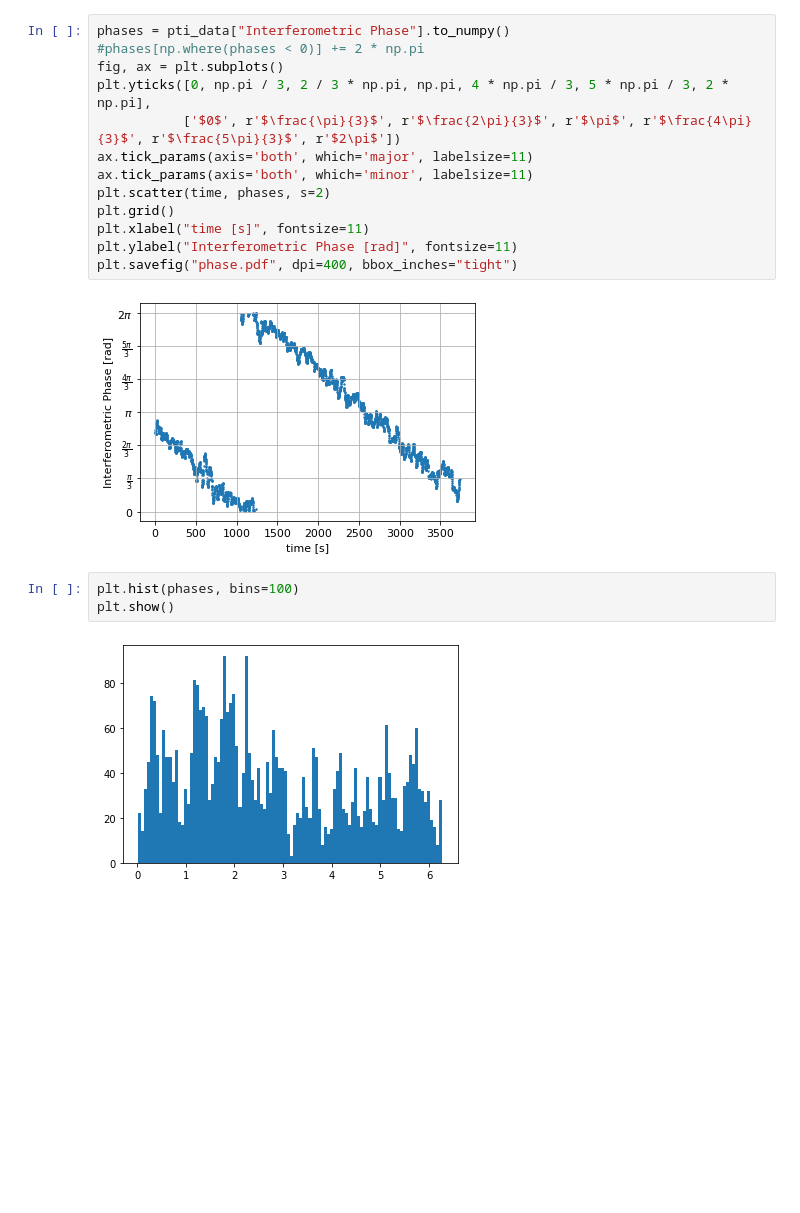
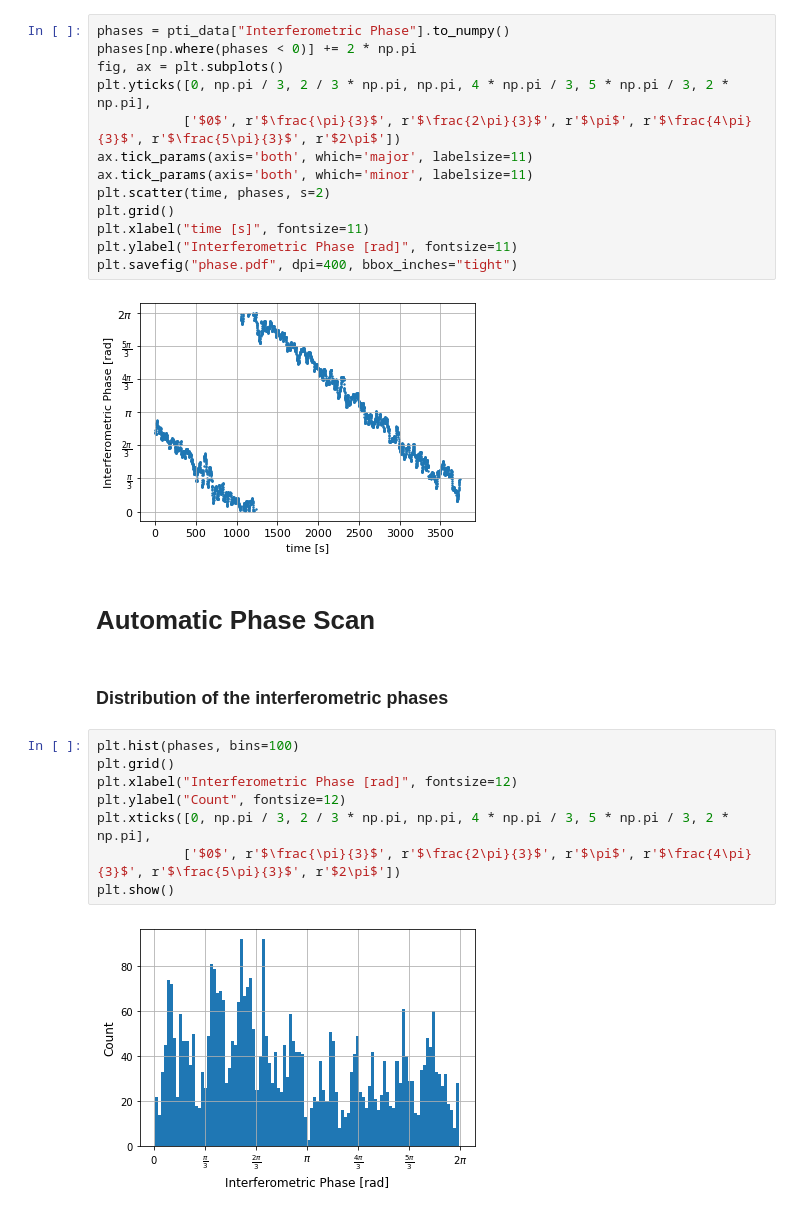
Before and after one commit to bilaljo/MiniPTI, a Jupyter notebook: notebooks/passepartout.ipynb, the cells around one changed output. Drawn from its saved outputs; the diff is of its cells as text; blank space fills up the shorter version.

```diff
--- a/notebooks/passepartout.ipynb
+++ b/notebooks/passepartout.ipynb
@@ -41,6 +67,6 @@ Interferometric Phase
 # %%
 phases = pti_data["Interferometric Phase"].to_numpy()
-#phases[np.where(phases < 0)] += 2 * np.pi
+phases[np.where(phases < 0)] += 2 * np.pi
 fig, ax = plt.subplots()
 plt.yticks([0, np.pi / 3, 2 / 3 * np.pi, np.pi, 4 * np.pi / 3, 5 * np.pi / 3, 2 * np.pi],
            ['$0$', r'$\frac{\pi}{3}$', r'$\frac{2\pi}{3}$', r'$\pi$', r'$\frac{4\pi}{3}$', r'$\frac{5\pi}{3}$', r'$2\pi$'])
@@ -53,8 +79,17 @@ plt.ylabel("Interferometric Phase [rad]", fontsize=11)
 plt.savefig("phase.pdf", dpi=400, bbox_inches="tight")
 # %% [output]
 [figure]
-# %%
-plt.hist(phases, bins=100)
-plt.show()
-# %% [output]
-[figure, removed]
+# %% [markdown]
+# Automatic Phase Scan
+# %% [markdown]
+### Distribution of the interferometric phases
+# %%
+plt.hist(phases, bins=100)
+plt.grid()
+plt.xlabel("Interferometric Phase [rad]", fontsize=12)
+plt.ylabel("Count", fontsize=12)
+plt.xticks([0, np.pi / 3, 2 / 3 * np.pi, np.pi, 4 * np.pi / 3, 5 * np.pi / 3, 2 * np.pi],
+           ['$0$', r'$\frac{\pi}{3}$', r'$\frac{2\pi}{3}$', r'$\pi$', r'$\frac{4\pi}{3}$', r'$\frac{5\pi}{3}$', r'$2\pi$'])
+plt.show()
+# %% [output]
+[figure, added]
```
Also changed, not shown: parts of 13 cells of this notebook.
